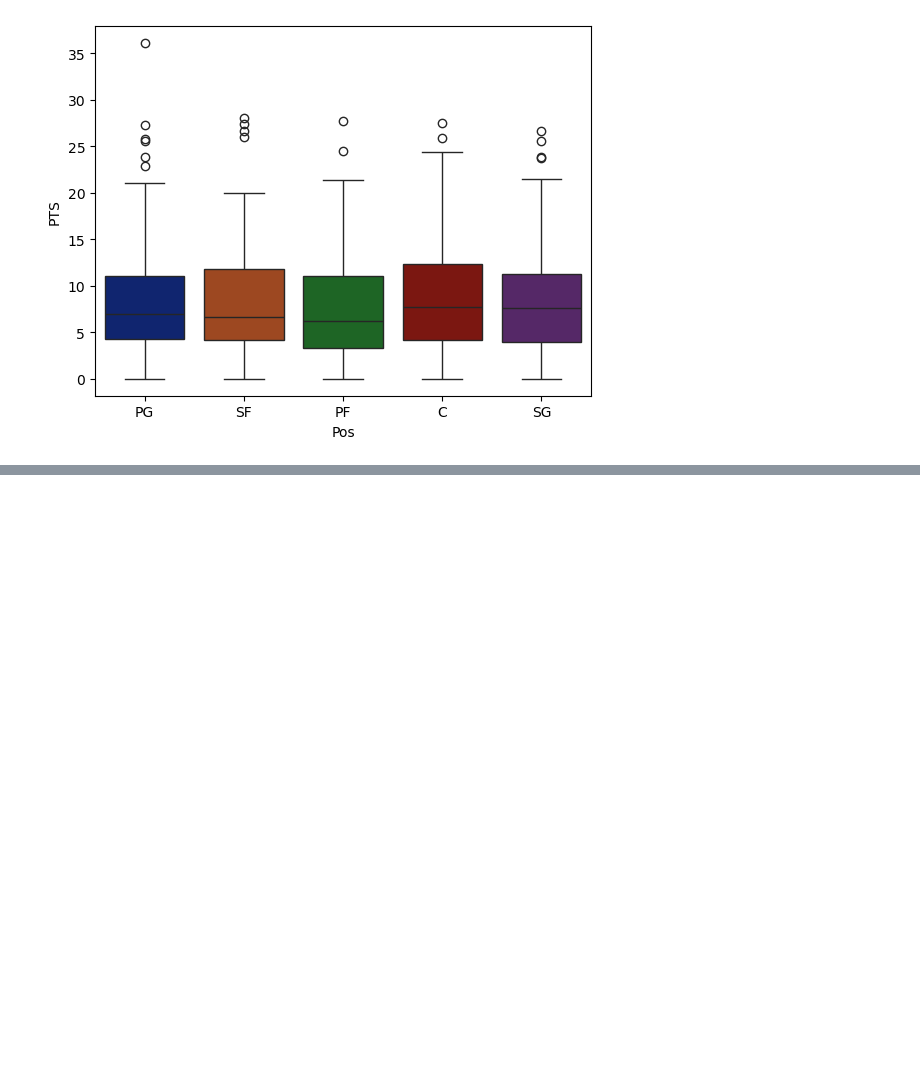
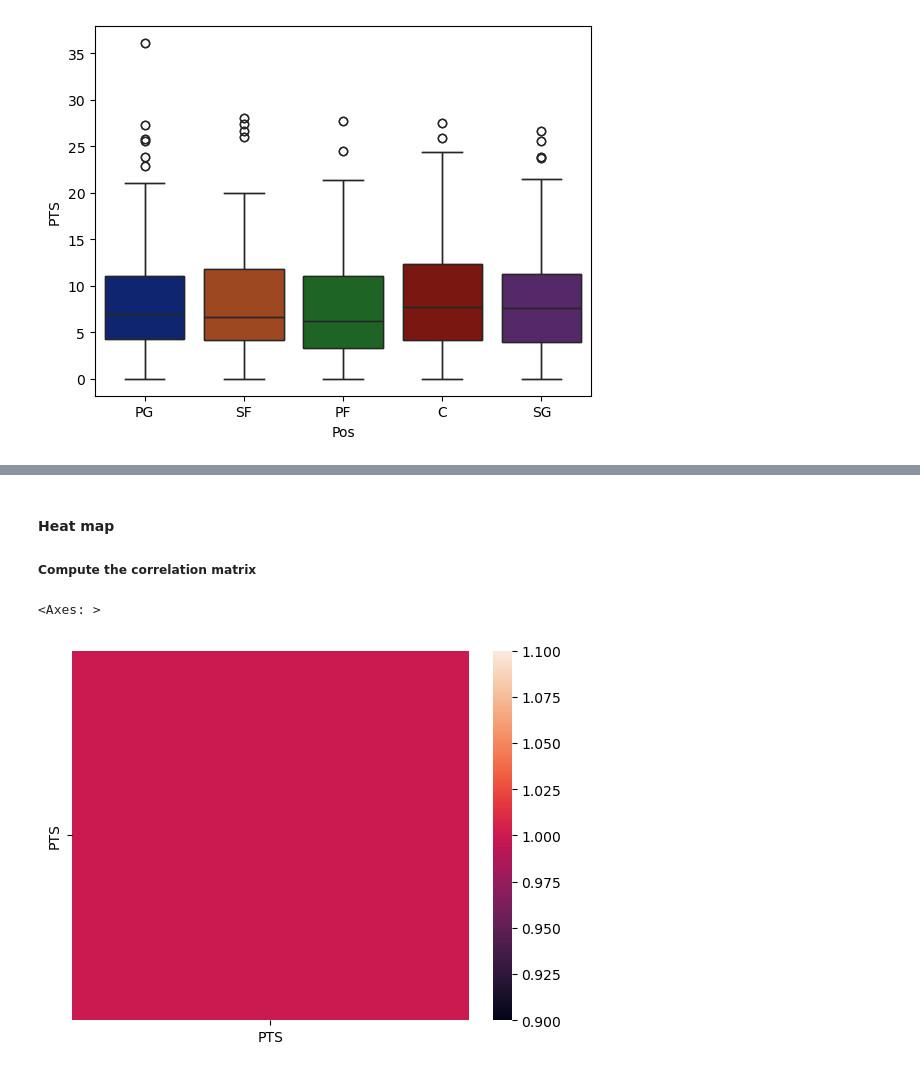
Before and after one commit to aqib1/Python_Algorithms, a Jupyter notebook: exploratoryDataAnalysis/exploratory-data.ipynb, the cells around one changed output, grey strips where cells are left out. Drawn from its saved outputs; the diff is of its cells as text; code cells hidden in the pictures; blank space fills up the shorter version.

```diff
--- a/exploratoryDataAnalysis/exploratory-data.ipynb
+++ b/exploratoryDataAnalysis/exploratory-data.ipynb
@@ -419,0 +426,11 @@ sns.boxplot(x = 'Pos', y = 'PTS', data = posPTS, hue='Pos', palette='dark')
+# %% [markdown]
+#### Heat map
+##### **Compute the correlation matrix**
+# %%
+pos = posPTS.fillna(0).drop('Pos', axis=1)
+corr = pos.corr()
+
+sns.heatmap(corr)
+# %% [output]
+<Axes: >
+[figure, added]
```
Also changed, not shown: parts of 1 cell of this notebook.
